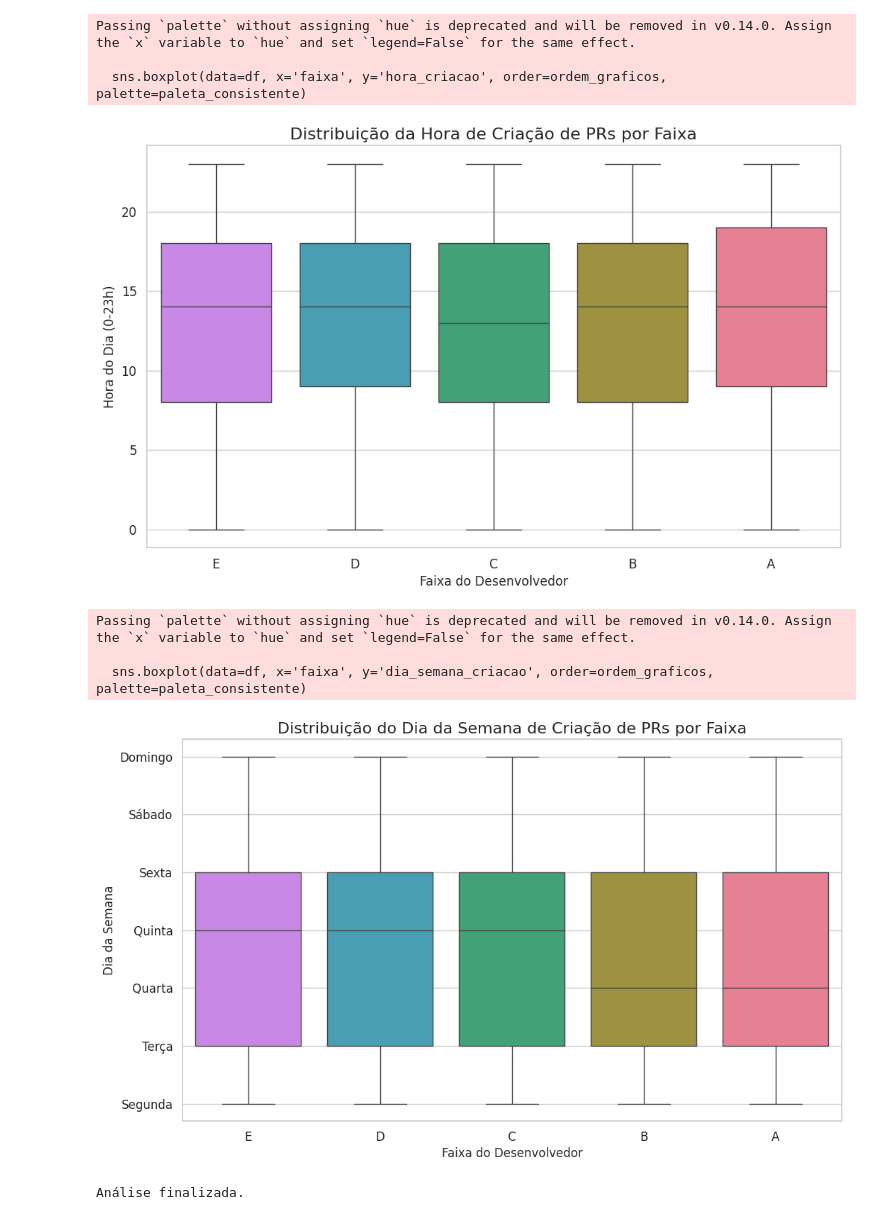
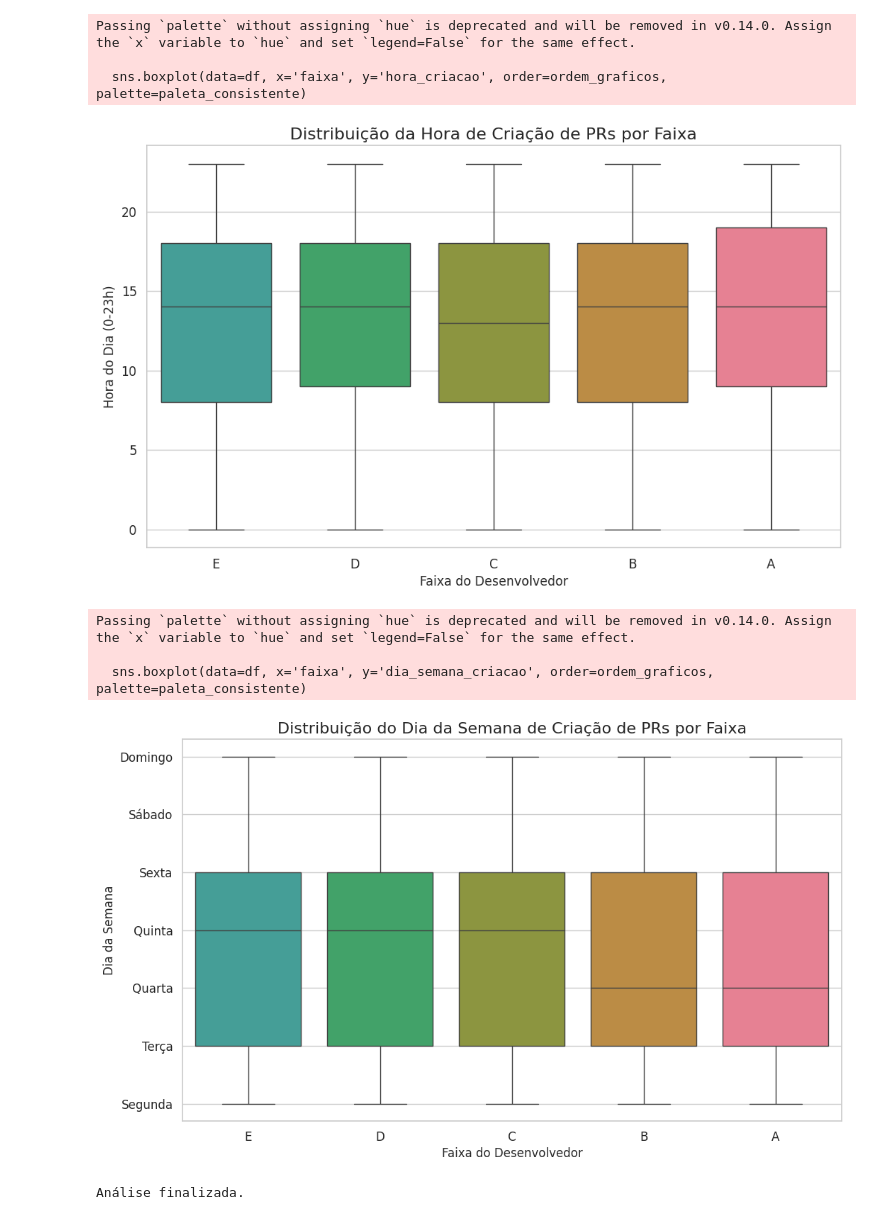
Before and after one commit to GusMedeiros/versionamento-analise-dados, a Jupyter notebook: ideia_2.ipynb, the cells around one changed output. Drawn from its saved outputs; the diff is of its cells as text; code cells hidden in the pictures.

Commit message:
fix paleta ideia 2

```diff
--- a/ideia_2.ipynb
+++ b/ideia_2.ipynb
@@ -119,8 +119,8 @@ df = analisar_eficiencia(todos_os_prs)
 ordem_faixas_original = ["A", "B", "C", "D", "E"]
 ordem_graficos = ["E", "D", "C", "B", "A"] # Ordem invertida para visualização
 
-cores_husl = sns.color_palette("husl", len(ordem_faixas_original))
-paleta_consistente = dict(zip(ordem_faixas_original, cores_husl))
+cores_paleta = sns.color_palette("husl", 8)
+paleta_consistente = dict(zip(ordem_faixas_original, cores_paleta))
 
 # Define um estilo global para os gráficos
 sns.set(style="whitegrid", font_scale=1.1, rc={"figure.figsize": (12, 7)})
@@ -224,9 +224,9 @@ Passing `palette` without assigning `hue` is deprecated and will be removed in v
 Passing `palette` without assigning `hue` is deprecated and will be removed in v0.14.0. Assign the `x` variable to `hue` and set `legend=False` for the same effect.
 
   sns.boxplot(data=df, x='faixa', y='hora_criacao', order=ordem_graficos, palette=paleta_consistente)
-[figure, old version]
+[figure, new version]
 Passing `palette` without assigning `hue` is deprecated and will be removed in v0.14.0. Assign the `x` variable to `hue` and set `legend=False` for the same effect.
 
   sns.boxplot(data=df, x='faixa', y='dia_semana_criacao', order=ordem_graficos, palette=paleta_consistente)
-[figure, old version]
+[figure, new version]
 Análise finalizada.
```
Also changed, not shown: parts of 1 cell of this notebook.
